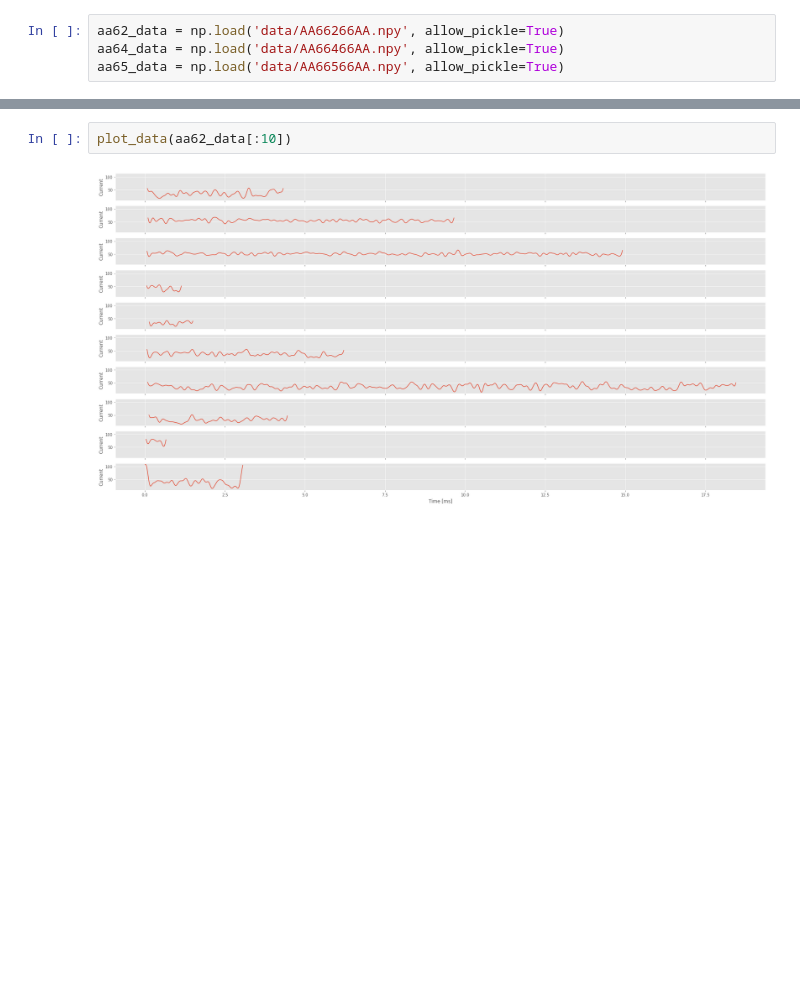
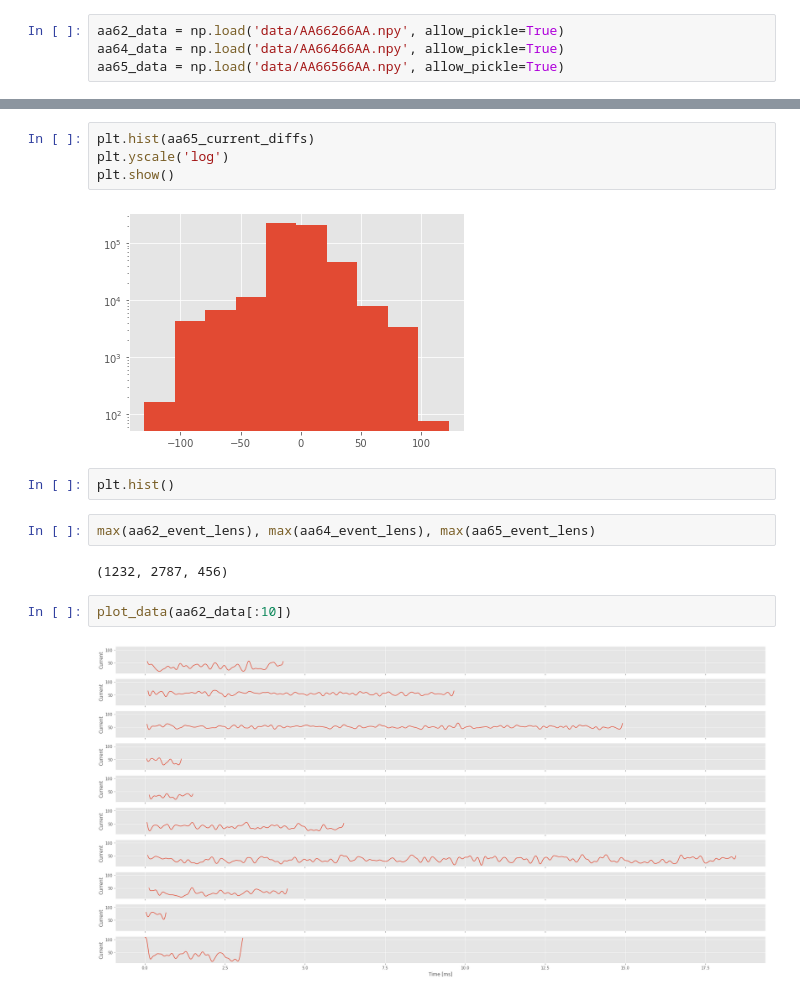
Before and after one commit to HaroldBenoit/ml4science-polymers, a Jupyter notebook: mete-exploration.ipynb, the cells around one changed output, grey strips where cells are left out. Drawn from its saved outputs; the diff is of its cells as text; blank space fills up the shorter version.

```diff
--- a/mete.ipynb
+++ b/mete-exploration.ipynb
@@ -25,3 +46,15 @@ def plot_data(data):
+# %%
+plt.hist(aa65_current_diffs)
+plt.yscale('log')
+plt.show()
+# %% [output]
+[figure, added]
+# %%
+plt.hist()
+# %%
+max(aa62_event_lens), max(aa64_event_lens), max(aa65_event_lens)
+# %% [output]
+(1232, 2787, 456)
 # %%
 plot_data(aa62_data[:10])
 # %% [output]
```
Also changed, not shown: parts of 22 cells of this notebook, 4 other files.
